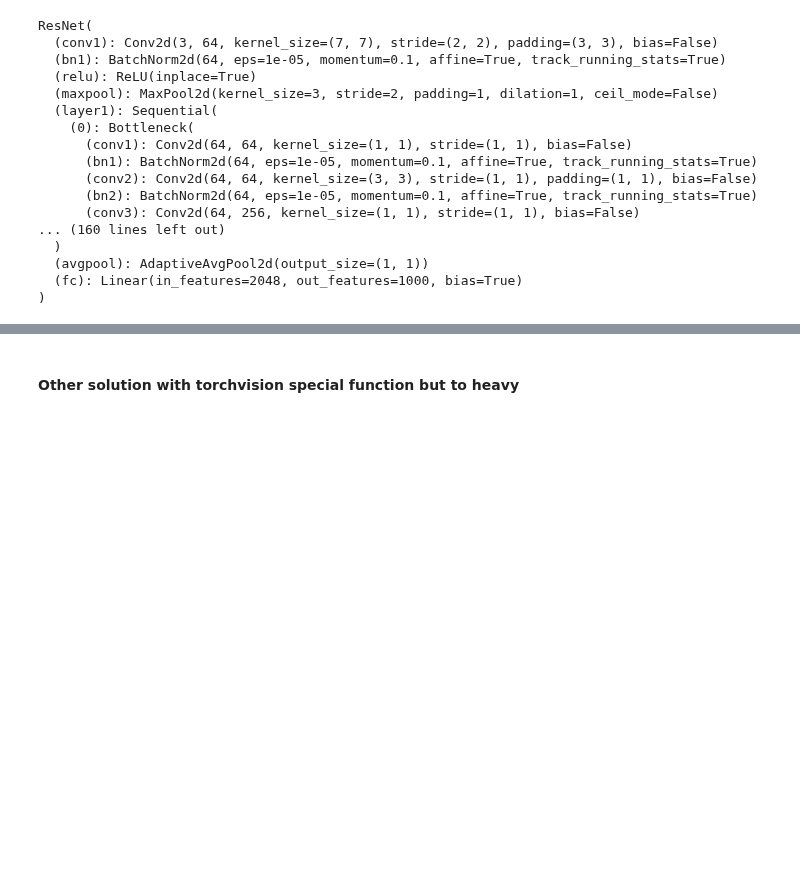
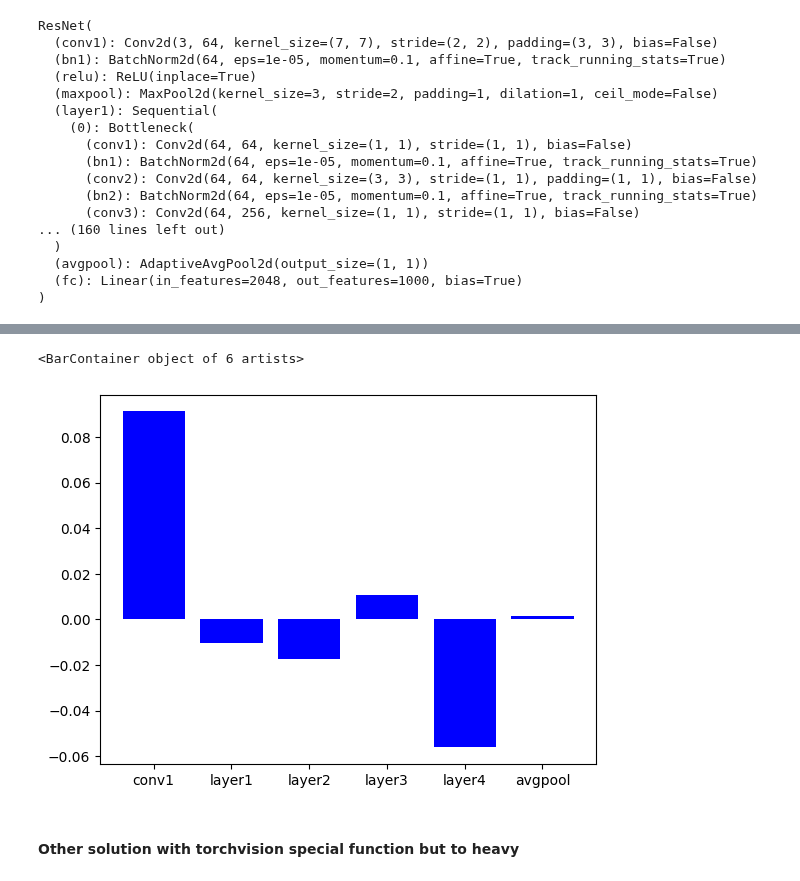
Before and after one commit to barbaragrosjean/Brain_like_mini_project, a Jupyter notebook: week6.ipynb, the cells around one changed output, grey strips where cells are left out. Saved outputs shown, nothing was run; the diff lists cells and outputs as text; code cells hidden in the pictures; blank space fills up the shorter version.

```diff
--- a/week6.ipynb
+++ b/week6.ipynb
@@ -356,0 +390,6 @@ for layer_name, expl_var in explained_variance.items():
+# %%
+correl = [np.mean(corr) for layer_name, corr in correlation.items()]
+plt.bar(correlation.keys(), correl, color='blue')
+# %% [output]
+<BarContainer object of 6 artists>
+[figure, added]
```
Also changed, not shown: parts of 28 cells of this notebook.
